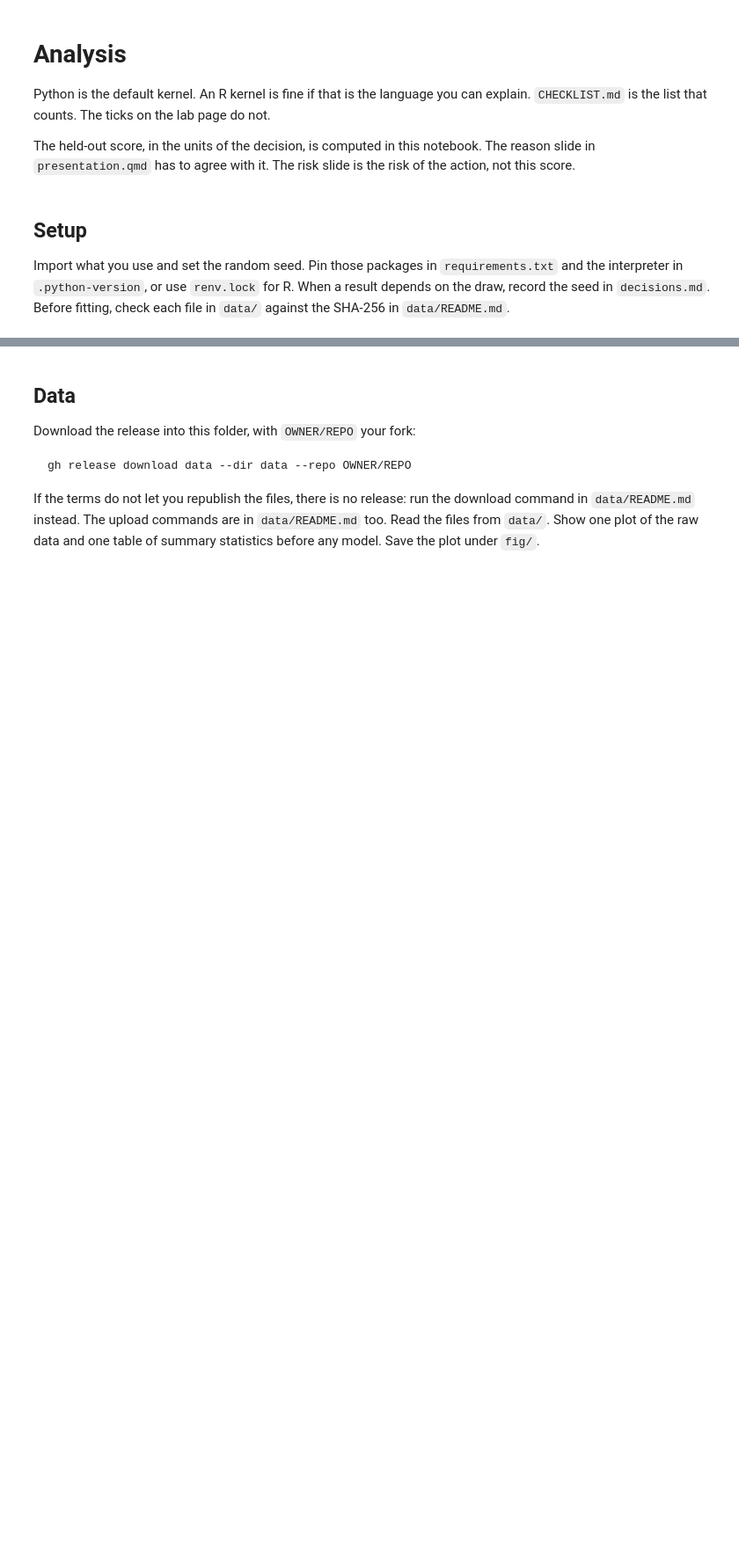
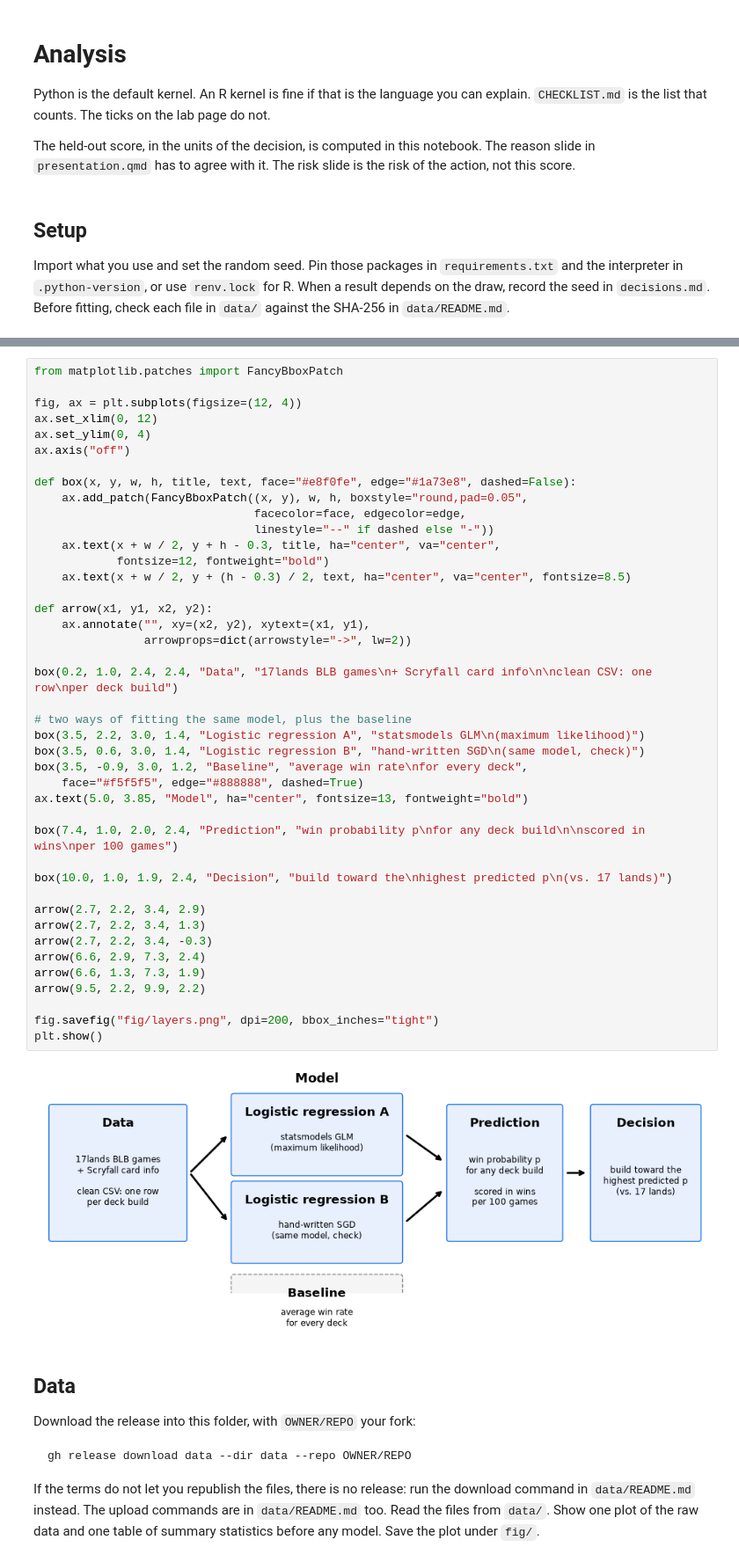
Before and after one commit to ajkearny/aii600-final-project, a Jupyter notebook: analysis.ipynb, the cells around one changed output, grey strips where cells are left out. Shown at 88% size. Cells and saved outputs as stored; diff of their text form; blank space fills up the shorter version.

```diff
--- a/analysis.ipynb
+++ b/analysis.ipynb
@@ -22,3 +40,47 @@ One sentence, then the quantity with units and a time window. Save the layer dia
+# %%
+from matplotlib.patches import FancyBboxPatch
+
+fig, ax = plt.subplots(figsize=(12, 4))
+ax.set_xlim(0, 12)
+ax.set_ylim(0, 4)
+ax.axis("off")
+
+def box(x, y, w, h, title, text, face="#e8f0fe", edge="#1a73e8", dashed=False):
+    ax.add_patch(FancyBboxPatch((x, y), w, h, boxstyle="round,pad=0.05",
+                                facecolor=face, edgecolor=edge,
+                                linestyle="--" if dashed else "-"))
+    ax.text(x + w / 2, y + h - 0.3, title, ha="center", va="center",
+            fontsize=12, fontweight="bold")
+    ax.text(x + w / 2, y + (h - 0.3) / 2, text, ha="center", va="center", fontsize=8.5)
+
+def arrow(x1, y1, x2, y2):
+    ax.annotate("", xy=(x2, y2), xytext=(x1, y1),
+                arrowprops=dict(arrowstyle="->", lw=2))
+
+box(0.2, 1.0, 2.4, 2.4, "Data", "17lands BLB games\n+ Scryfall card info\n\nclean CSV: one row\nper deck build")
+
+# two ways of fitting the same model, plus the baseline
+box(3.5, 2.2, 3.0, 1.4, "Logistic regression A", "statsmodels GLM\n(maximum likelihood)")
+box(3.5, 0.6, 3.0, 1.4, "Logistic regression B", "hand-written SGD\n(same model, check)")
+box(3.5, -0.9, 3.0, 1.2, "Baseline", "average win rate\nfor every deck",
+    face="#f5f5f5", edge="#888888", dashed=True)
+ax.text(5.0, 3.85, "Model", ha="center", fontsize=13, fontweight="bold")
+
+box(7.4, 1.0, 2.0, 2.4, "Prediction", "win probability p\nfor any deck build\n\nscored in wins\nper 100 games")
+
+box(10.0, 1.0, 1.9, 2.4, "Decision", "build toward the\nhighest predicted p\n(vs. 17 lands)")
+
+arrow(2.7, 2.2, 3.4, 2.9)
+arrow(2.7, 2.2, 3.4, 1.3)
+arrow(2.7, 2.2, 3.4, -0.3)
+arrow(6.6, 2.9, 7.3, 2.4)
+arrow(6.6, 1.3, 7.3, 1.9)
+arrow(9.5, 2.2, 9.9, 2.2)
+
+fig.savefig("fig/layers.png", dpi=200, bbox_inches="tight")
+plt.show()
+# %% [output]
+[figure, added]
 # %% [markdown]
 ## Data
 
```
Also changed, not shown: parts of 32 cells of this notebook, 14 other files.
